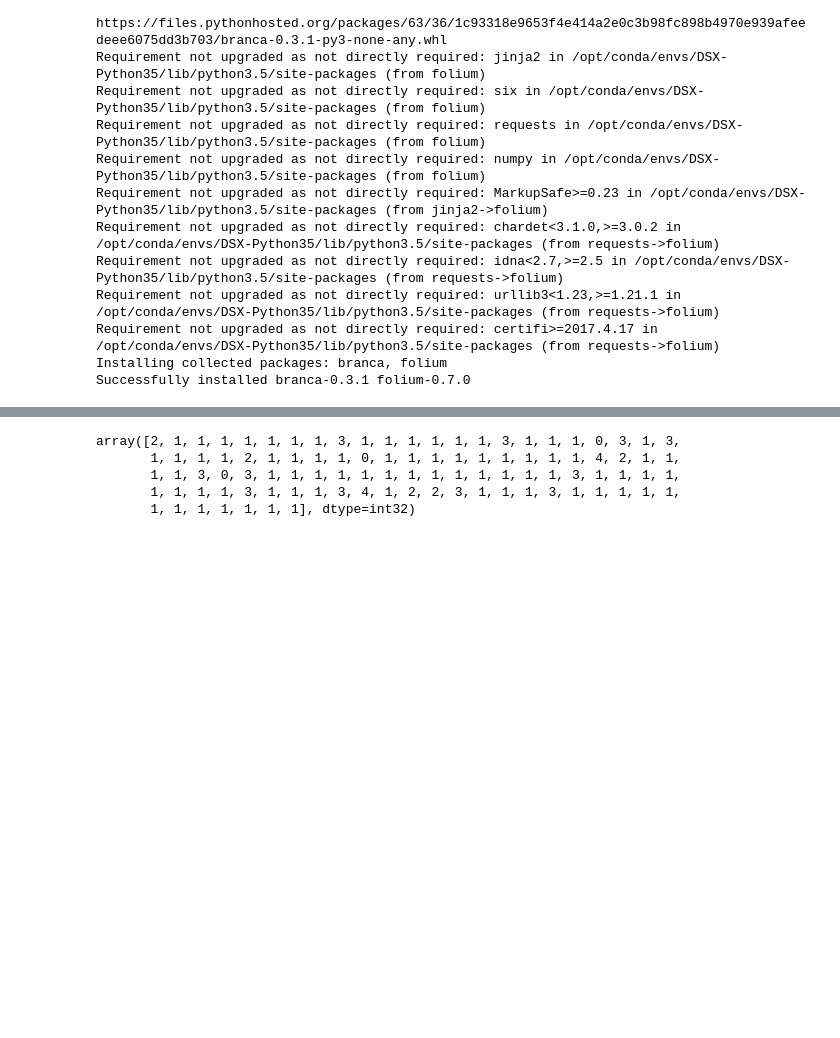
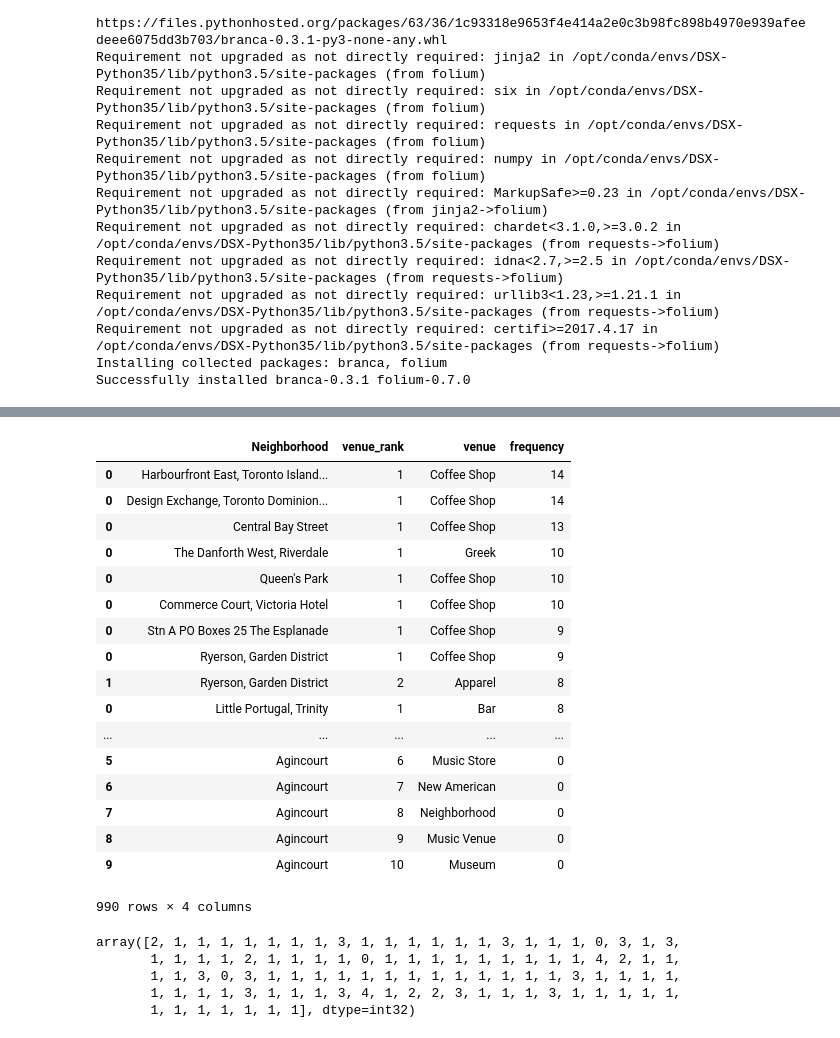
Before and after one commit to sudheergithub/Coursera-Data-Science-Capstone, a Jupyter notebook: Week 3 Captstone Assignment.ipynb, the cells around one changed output, grey strips where cells are left out. Saved outputs shown, nothing was run; the diff lists cells and outputs as text; code cells hidden in the pictures; blank space fills up the shorter version.

```diff
--- a/Week 3 Captstone Assignment.ipynb
+++ b/Week 3 Captstone Assignment.ipynb
@@ -36,15 +121,15 @@ newdf.Neighborhood = newdf.Neighborhood.apply(lambda x: x[:-2])
 import geocoder # import geocoder
 
 # initialize your variable to None
-lat_lng_coords = None
-postalcode = 'M1A'
+#lat_lng_coords = None
+#postalcode = 'M1A'
 # loop until you get the coordinates
-while(lat_lng_coords is None):
-    g = geocoder.google('Toronto, Ontario'.format(postalcode))
-    print (g)
-    lat_lng_coords = g.latlng
+#while(lat_lng_coords is None):
+#    g = geocoder.google('Toronto, Ontario'.format(postalcode))
+#    print (g)
+#    lat_lng_coords = g.latlng
 
-latitude = lat_lng_coords[0]
-longitude = lat_lng_coords[1]
+#latitude = lat_lng_coords[0]
+#longitude = lat_lng_coords[1]
 
-print (lat_lng_coords)
+#print (lat_lng_coords)
@@ -187,6 +329,3 @@ def return_common_venues (neighborhood, no_of_venues):
     temp.insert(loc=0,column='Neighborhood', value = neighborhood)
 
     return temp.head(no_of_venues), topxlist
-# %%
-venuesrankeddf,templist = return_common_venues('Christie', 10)
-venuesrankeddf
@@ -244,3 +356,27 @@ venuesrankeddf_all.sort_values(by = ['frequency','Neighborhood'],ascending = Fal
+# %%
+# If you look at these results, there seem to be a whole bunch of Neighborhoods that have ZERO venues.It seems like Coffee Shops dominate the scene(no surpise)
+# Based on data, it looks like The Danforth West, and Riverdale neighborhoods are home to Greek diaspora. there are more insights here, bit I have given 3
+# marks worth of insight so far already
+venuesrankeddf_all.sort_values(by = ['frequency','Neighborhood'],ascending = False)
+# %% [output]
+|  | Neighborhood | venue_rank | venue | frequency |
+| 0 | Harbourfront East, Toronto Island... | 1 | Coffee Shop | 14 |
+| 0 | Design Exchange, Toronto Dominion... | 1 | Coffee Shop | 14 |
+| 0 | Central Bay Street | 1 | Coffee Shop | 13 |
+| 0 | The Danforth West, Riverdale | 1 | Greek | 10 |
+| 0 | Queen's Park | 1 | Coffee Shop | 10 |
+| 0 | Commerce Court, Victoria Hotel | 1 | Coffee Shop | 10 |
+| 0 | Stn A PO Boxes 25 The Esplanade | 1 | Coffee Shop | 9 |
+| 0 | Ryerson, Garden District | 1 | Coffee Shop | 9 |
+| 1 | Ryerson, Garden District | 2 | Apparel | 8 |
+| 0 | Little Portugal, Trinity | 1 | Bar | 8 |
+| ... | ... | ... | ... | ... |
+| 5 | Agincourt | 6 | Music Store | 0 |
+| 6 | Agincourt | 7 | New American | 0 |
+| 7 | Agincourt | 8 | Neighborhood | 0 |
+| 8 | Agincourt | 9 | Music Venue | 0 |
+| 9 | Agincourt | 10 | Museum | 0 |
+990 rows × 4 columns
 # %%
 # set number of clusters
 kclusters = 5
```
Also changed, not shown: parts of 53 cells of this notebook.
